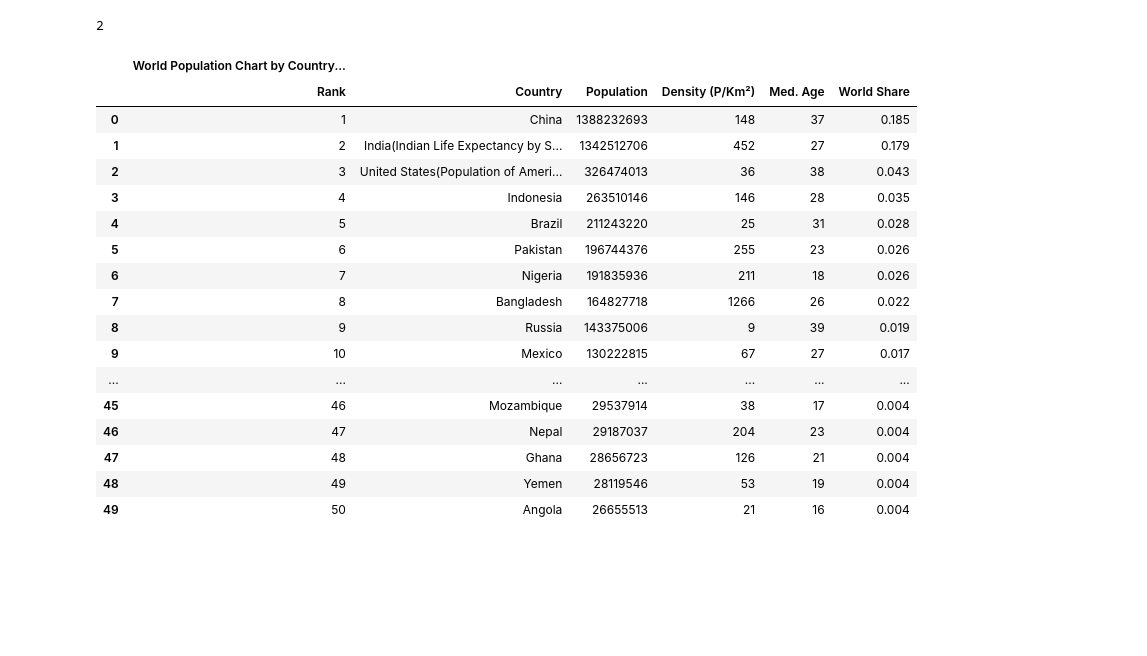
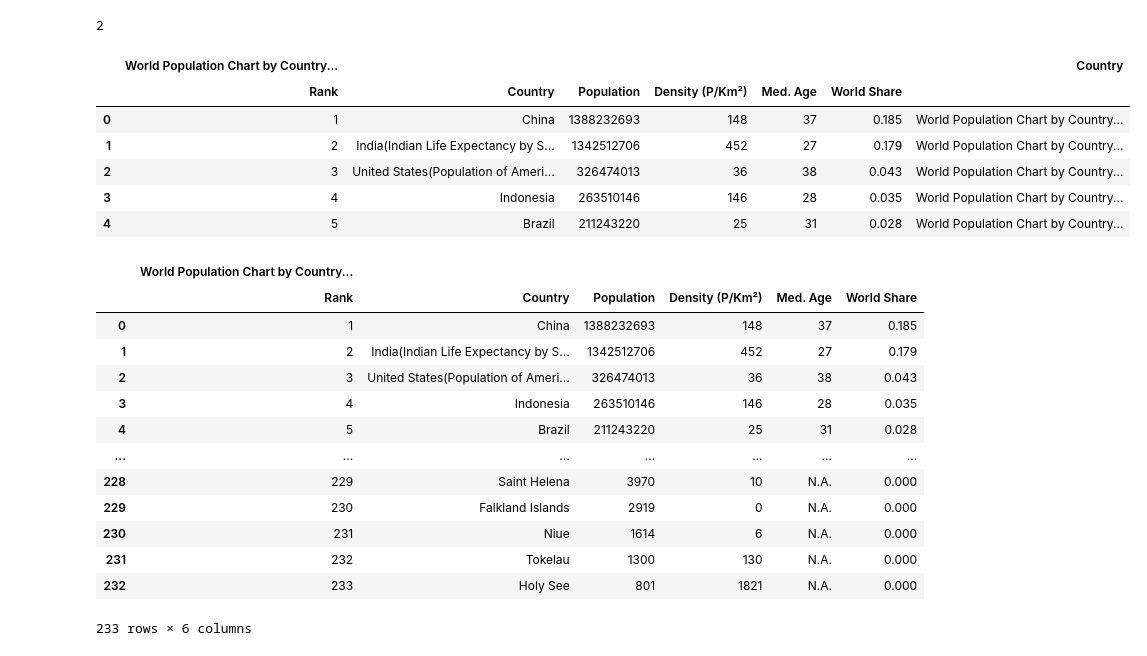
Before and after one commit to jojuka/Capstone, a Jupyter notebook: notebooks/Population1.ipynb, the cells around one changed output. Cells and saved outputs as stored; diff of their text form; code cells hidden in the pictures; blank space fills up the shorter version.

```diff
--- a/notebooks/Population1.ipynb
+++ b/notebooks/Population1.ipynb
@@ -101,23 +101,29 @@ len(table)
 # %%
 country=pd.read_html(str(table[1]))[0]
 # %%
-country.head(50)
+country.head(5)
 # %% [output]
-|  | World Population Chart by Country... |  |  |  |  |  |
-|  | Rank | Country | Population | Density (P/Km²) | Med. Age | World Share |
-| 0 | 1 | China | 1388232693 | 148 | 37 | 0.185 |
-| 1 | 2 | India(Indian Life Expectancy by S... | 1342512706 | 452 | 27 | 0.179 |
-| 2 | 3 | United States(Population of Ameri... | 326474013 | 36 | 38 | 0.043 |
-| 3 | 4 | Indonesia | 263510146 | 146 | 28 | 0.035 |
-| 4 | 5 | Brazil | 211243220 | 25 | 31 | 0.028 |
-| 5 | 6 | Pakistan | 196744376 | 255 | 23 | 0.026 |
-| 6 | 7 | Nigeria | 191835936 | 211 | 18 | 0.026 |
-| 7 | 8 | Bangladesh | 164827718 | 1266 | 26 | 0.022 |
-| 8 | 9 | Russia | 143375006 | 9 | 39 | 0.019 |
-| 9 | 10 | Mexico | 130222815 | 67 | 27 | 0.017 |
-| ... | ... | ... | ... | ... | ... | ... |
-| 45 | 46 | Mozambique | 29537914 | 38 | 17 | 0.004 |
-| 46 | 47 | Nepal | 29187037 | 204 | 23 | 0.004 |
-| 47 | 48 | Ghana | 28656723 | 126 | 21 | 0.004 |
-| 48 | 49 | Yemen | 28119546 | 53 | 19 | 0.004 |
-| 49 | 50 | Angola | 26655513 | 21 | 16 | 0.004 |
+|  | World Population Chart by Country... |  |  |  |  |  | Country |
+|  | Rank | Country | Population | Density (P/Km²) | Med. Age | World Share |  |
+| 0 | 1 | China | 1388232693 | 148 | 37 | 0.185 | World Population Chart by Country... |
+| 1 | 2 | India(Indian Life Expectancy by S... | 1342512706 | 452 | 27 | 0.179 | World Population Chart by Country... |
+| 2 | 3 | United States(Population of Ameri... | 326474013 | 36 | 38 | 0.043 | World Population Chart by Country... |
+| 3 | 4 | Indonesia | 263510146 | 146 | 28 | 0.035 | World Population Chart by Country... |
+| 4 | 5 | Brazil | 211243220 | 25 | 31 | 0.028 | World Population Chart by Country... |
+# %%
+pd.read_html(str(table[1]))[0]
+# %% [output]
+|  | World Population Chart by Country... |  |  |  |  |  |
+|  | Rank | Country | Population | Density (P/Km²) | Med. Age | World Share |
+| 0 | 1 | China | 1388232693 | 148 | 37 | 0.185 |
+| 1 | 2 | India(Indian Life Expectancy by S... | 1342512706 | 452 | 27 | 0.179 |
+| 2 | 3 | United States(Population of Ameri... | 326474013 | 36 | 38 | 0.043 |
+| 3 | 4 | Indonesia | 263510146 | 146 | 28 | 0.035 |
+| 4 | 5 | Brazil | 211243220 | 25 | 31 | 0.028 |
+| ... | ... | ... | ... | ... | ... | ... |
+| 228 | 229 | Saint Helena | 3970 | 10 | N.A. | 0.000 |
+| 229 | 230 | Falkland Islands | 2919 | 0 | N.A. | 0.000 |
+| 230 | 231 | Niue | 1614 | 6 | N.A. | 0.000 |
+| 231 | 232 | Tokelau | 1300 | 130 | N.A. | 0.000 |
+| 232 | 233 | Holy See | 801 | 1821 | N.A. | 0.000 |
+233 rows × 6 columns
```
Also changed, not shown: parts of 2 cells of this notebook, 2 other files.
